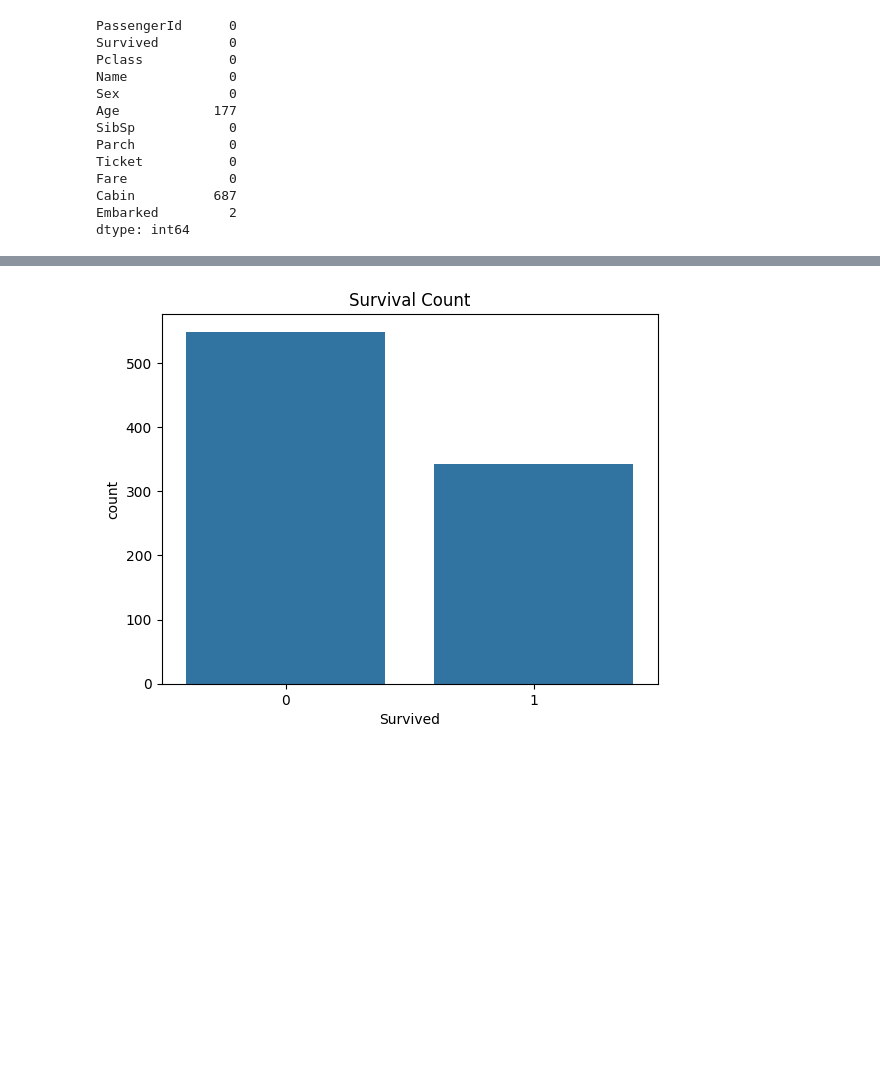
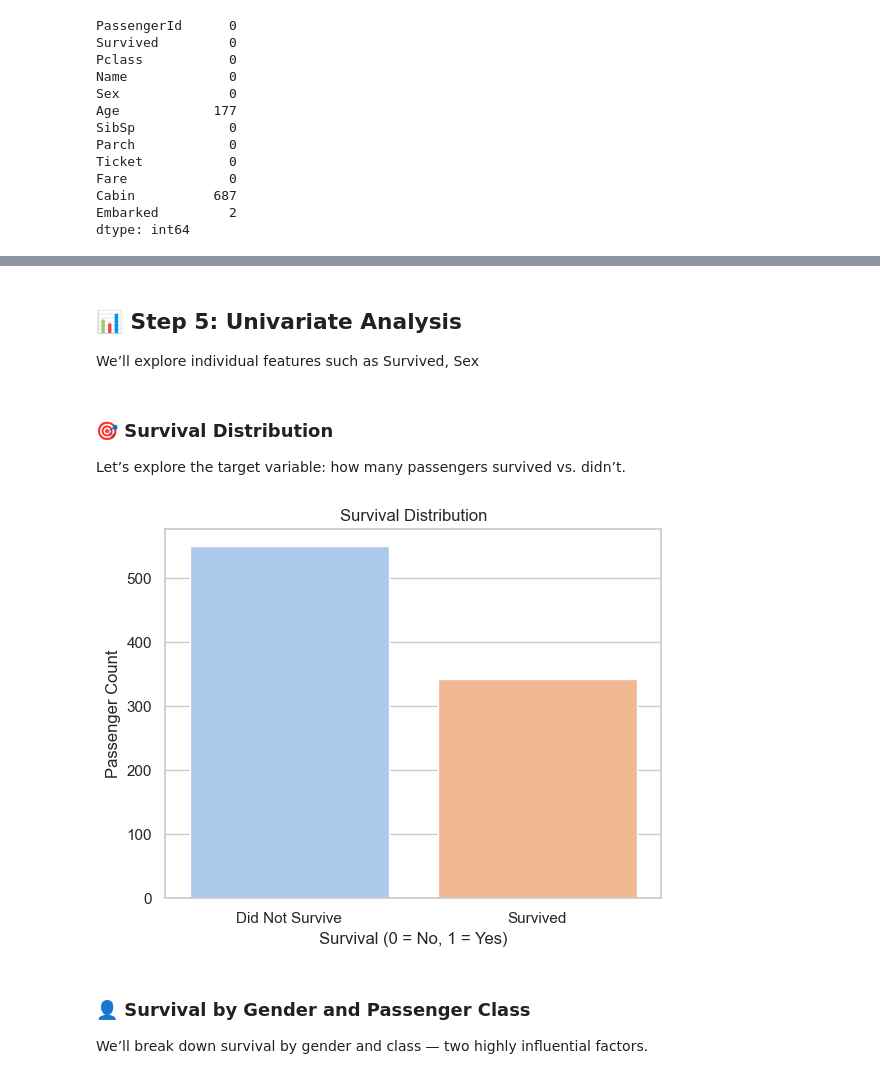
Before and after one commit to ridhwansalim/CODING-SAMURAI-INTERNSHIP-TASK, a Jupyter notebook: Level2/Project_3_Titanic_Classification/Titanic_Classifier.ipynb, the cells around one changed output, grey strips where cells are left out. Drawn from its saved outputs; the diff is of its cells as text; code cells hidden in the pictures; blank space fills up the shorter version.

```diff
--- a/Level2/Project_3_Titanic_Classification/Titanic_Classifier.ipynb
+++ b/Level2/Project_3_Titanic_Classification/Titanic_Classifier.ipynb
@@ -12,5 +12,4 @@ import numpy as np
 import matplotlib.pyplot as plt
 import seaborn as sns
 
-df = pd.read_csv("train.csv")
-df.head()
+sns.set(style="whitegrid")
@@ -67,7 +79,19 @@ Let’s explore survival rates based on different features to understand importa
+# %% [markdown]
+## 📊 Step 5: Univariate Analysis
+We’ll explore individual features such as Survived, Sex
+# %% [markdown]
+### 🎯 Survival Distribution
+Let’s explore the target variable: how many passengers survived vs. didn’t.
 # %%
-sns.countplot(x='Survived', data=df)
-plt.title("Survival Count")
+sns.countplot(x='Survived', hue='Survived', data=df, palette='pastel', legend=False)
+plt.title("Survival Distribution")
+plt.xlabel("Survival (0 = No, 1 = Yes)")
+plt.ylabel("Passenger Count")
+plt.xticks([0, 1], ['Did Not Survive', 'Survived'])
 plt.show()
 # %% [output]
-[figure, old version]
+[figure, new version]
+# %% [markdown]
+### 👤 Survival by Gender and Passenger Class
+We’ll break down survival by gender and class — two highly influential factors.
 # %%
```
Also changed, not shown: parts of 46 cells of this notebook, 1 other file.
